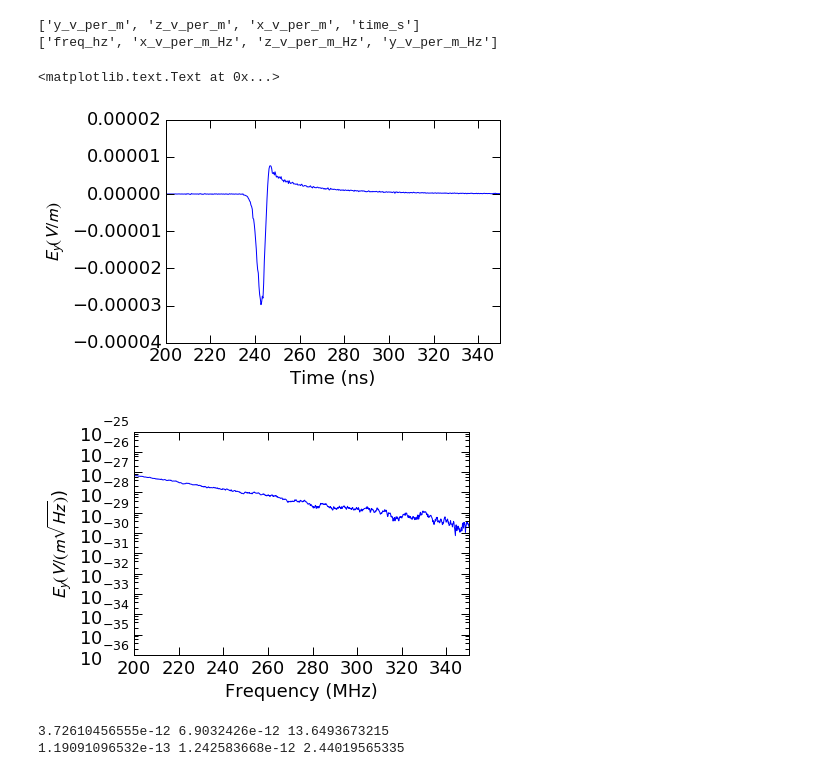
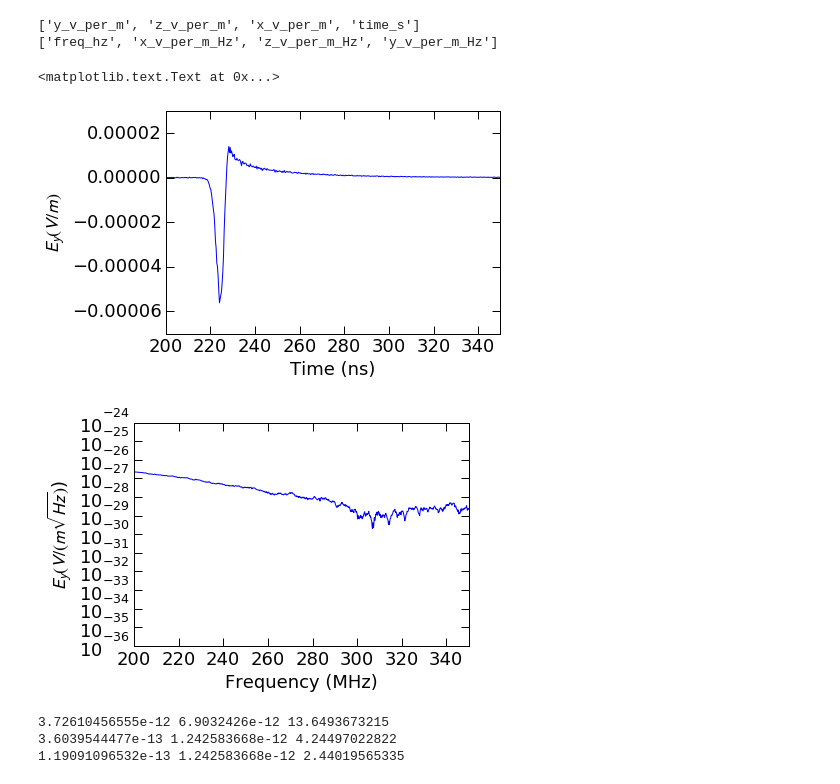
Before and after one commit to swissel/nutau_acceptance, a Jupyter notebook: 03_Detector/Mountain Top Efield Pulses Shared.ipynb, the cells around one changed output. Saved outputs shown, nothing was run; the diff lists cells and outputs as text; code cells hidden in the pictures.

```diff
--- a/03_Detector/Mountain Top Efield Pulses Shared.ipynb
+++ b/03_Detector/Mountain Top Efield Pulses Shared.ipynb
@@ -44,7 +44,7 @@ def read_npz_files(antenna_height, zenith):
     return efield_td, efield_fd
 # %%
 h = 3
-z = 87
+z = 85
 offangle = 1
 efield_td, efield_fd = read_npz_files(h,z)
 print efield_td[offangle].keys()
@@ -53,35 +53,35 @@ print efield_fd[offangle].keys()
 def simulated_signal_td(offangle):
     '''Returns the selected simulation sampled at
     the input off-angle (divided by 10). Simulations range between 0.1 and 4.1 degrees.
     For example, to get the waveform on the cone, use offangle=12'''
     efield = efield_td[offangle]['y_v_per_m']
     time = efield_td[offangle]['time_s']
     return np.array(time), np.array(efield)
 
 def simulated_signal_fd(offangle):
     efield = efield_fd[offangle]['y_v_per_m_Hz']
     freq = efield_fd[offangle]['freq_hz']
     return np.array(freq), np.array(efield)
 
 pyp.figure(1)
 time, efield = simulated_signal_td(offangle)
 pyp.plot((time-min(time))*1e9, efield)
 pyp.xlim(200,350)
 pyp.xlabel("Time (ns)")
 pyp.ylabel("$E_y (V/m)$")
 
 pyp.figure(2)
 freq, efield = simulated_signal_fd(offangle)
 pyp.semilogy((freq)/1e6, efield)
 pyp.xlim(200,350)
 pyp.xlabel("Frequency (MHz)")
 pyp.ylabel("$E_y (V/(m \sqrt{Hz})$)")
 # %% [output]
 ['y_v_per_m', 'z_v_per_m', 'x_v_per_m', 'time_s']
 ['freq_hz', 'x_v_per_m_Hz', 'z_v_per_m_Hz', 'y_v_per_m_Hz']
 <matplotlib.text.Text at 0x...>
-[figure, old version]
+[figure, new version]
-[figure, old version]
+[figure, new version]
 # %%
 def noise_power(fstart, fstop):
     if(fstop == 0.):
@@ -101,9 +102,11 @@ noise_low = noise_power(30e6, 80e6)
 noise_high = noise_power(300e6, 1200e6)
 # %%
 print noise_low, kB_W_Hz_K * 50e6 * 10000, np.sqrt(noise_low*Z_L)*1e6
+print noise_mid, kB_W_Hz_K * 900e6 * 100, np.sqrt(noise_mid*Z_L)*1e6
 print noise_high, kB_W_Hz_K * 900e6 * 100, np.sqrt(noise_high*Z_L)*1e6
 # %% [output]
 3.72610456555e-12 6.9032426e-12 13.6493673215
+3.6039544477e-13 1.242583668e-12 4.24497022822
 1.19091096532e-13 1.242583668e-12 2.44019565335
 # %%
 def bandpassed_signal(offangle, fstart, fstop):
```
Also changed, not shown: parts of 18 cells of this notebook.
